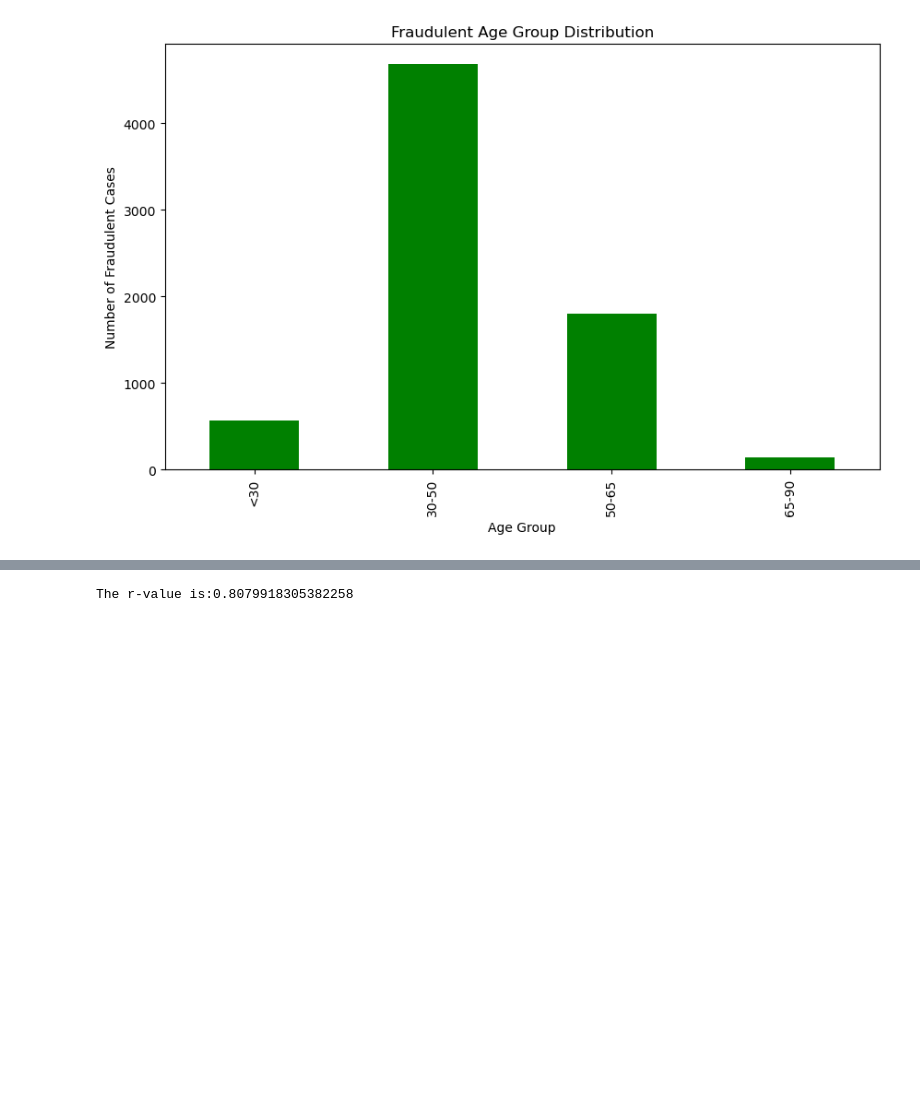
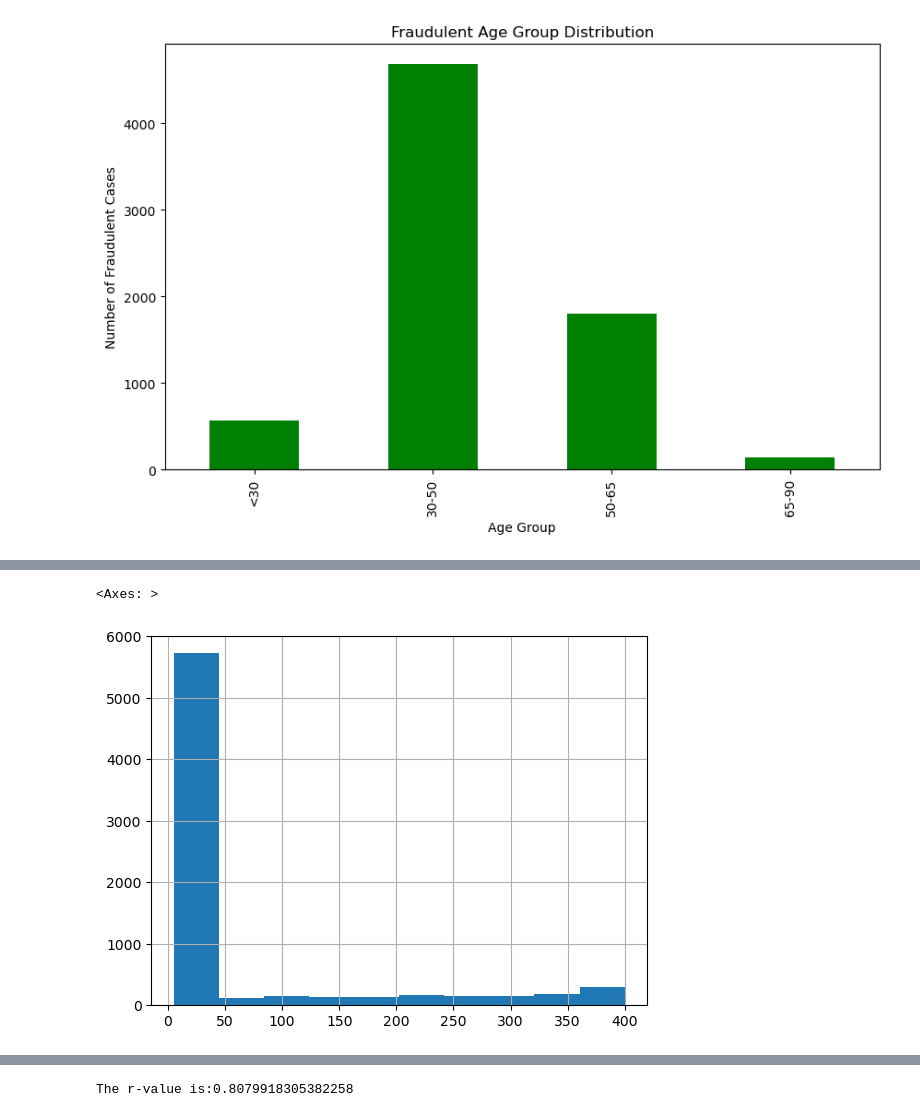
Before and after one commit to ZinDaria/Project_1-Team7, a Jupyter notebook: Project 1 - Credit Card Fraud.ipynb, the cells around one changed output, grey strips where cells are left out. Drawn from its saved outputs; the diff is of its cells as text; code cells hidden in the pictures; blank space fills up the shorter version.

```diff
--- a/Project 1 - Credit Card Fraud.ipynb
+++ b/Project 1 - Credit Card Fraud.ipynb
@@ -274,0 +276,9 @@ Assumption: all the Time mentioned here is from BST timezone (The United Kingdom
+# %%
+f_path = Path("Resources/cleaned_data.csv")
+cleaned_data = pd.read_csv(f_path, index_col=0)
+
+# leave only Tuesday and Wednesday
+cleaned_data=cleaned_data[(cleaned_data["Day of Week"]=="Tuesday")|(cleaned_data["Day of Week"]=="Wednesday")]
+# and have one df for a fraud data only
+data_fraud=cleaned_data[cleaned_data["Fraud"]==1].copy().reset_index(drop=True)
+data_fraud
@@ -274,0 +299,5 @@ Assumption: all the Time mentioned here is from BST timezone (The United Kingdom
+# %%
+data_fraud["Amount (in £)"].hist()
+# %% [output]
+<Axes: >
+[figure, added]
```
Also changed, not shown: parts of 44 cells of this notebook, 4 other files.
